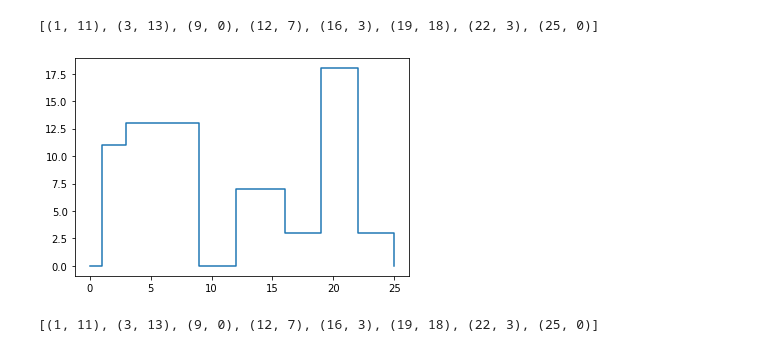
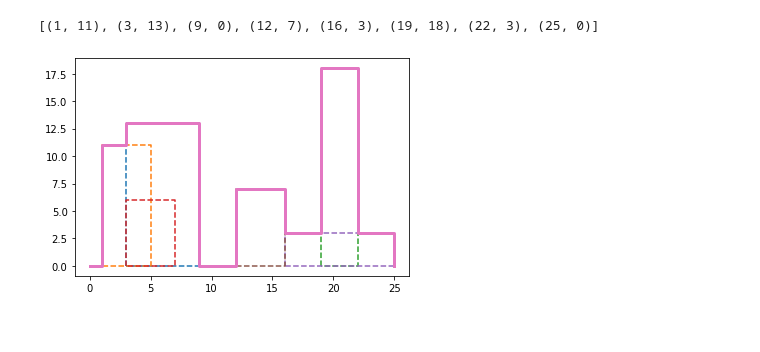
Before and after one commit to lmcanavals/acomplex, a Jupyter notebook: 03_04_skylines.ipynb, the cells around one changed output. Cells and saved outputs as stored; diff of their text form; code cells hidden in the pictures.

```diff
--- a/03_04_skylines.ipynb
+++ b/03_04_skylines.ipynb
@@ -40,4 +71,0 @@ def drawContour(contour):
-# %%
-def toContour(triple):
-  g, h, d = triple
-  return [(g, h), (d, 0)]
@@ -62,0 +72,5 @@ def addPoint(res, x, y):
+# %%
+r0 = toRect(rects[0])
+c0 = toContour(rects[0])
+r1 = toRect(rects[1])
+c1 = toContour(rects[1])
@@ -63,17 +96,17 @@ def addPoint(res, x, y):
 # %%
-def merge(c1, c2):
-  res = []
-  n1, n2 = len(c1), len(c2)
-  i1, i2 = 0, 0
-  y1, y2 = 0, 0
-  while i1 < n1 or i2 < n2:
-    if i2 >= n2 or i1 < n1 and c1[i1][0] < c2[i2][0]:
+def merge(c0, c1):
+  cf = []
+  n0, n1 = len(c0), len(c1)
+  i0, i1 = 0, 0
+  y0, y1 = 0, 0
+  while i0 < n0 or i1 < n1:
+    if i1 >= n1 or i0 < n0 and c0[i0][0] <= c1[i1][0]:
+      x, y0 = c0[i0]
+      i0 += 1
+    else:
       x, y1 = c1[i1]
       i1 += 1
-    else:
-      x, y2 = c2[i2]
-      i2 += 1
-    y = max(y1, y2)
-    addPoint(res, x, y)
+    y = max(y0, y1)
+    addPoint(cf, x, y)
 
-  return res
+  return cf
@@ -86,13 +120,12 @@ plt.show()
 # %%
-contour = toContour(rects[0])
+cf = toContour(rects[0])
+drawRect(toRect(rects[0]))
 for i in range(1, len(rects)):
-  contour0 = toContour(rects[i])
-  contour = merge(contour, contour0)
-print(contour)
+  drawRect(toRect(rects[i]))
+  cf = merge(cf, toContour(rects[i]))
+print(cf)
+drawContour(cf)
 # %% [output]
 [(1, 11), (3, 13), (9, 0), (12, 7), (16, 3), (19, 18), (22, 3), (25, 0)]
+[figure, added]
-# %%
-drawContour(contour)
-# %% [output]
-[figure, removed]
 # %%
@@ -107,5 +139,0 @@ def skylines(rects, i, f):
-# %%
-contour = skylines(rects, 0, len(rects) - 1)
-print(contour)
-# %% [output]
-[(1, 11), (3, 13), (9, 0), (12, 7), (16, 3), (19, 18), (22, 3), (25, 0)]
```
Also changed, not shown: parts of 20 cells of this notebook.
